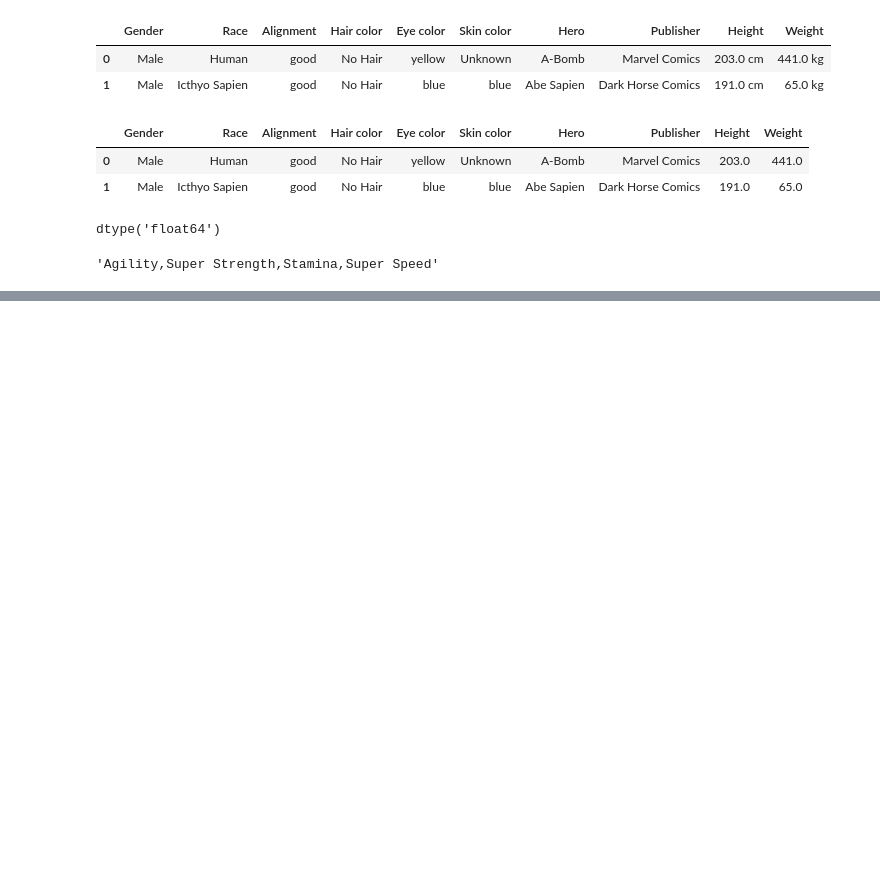
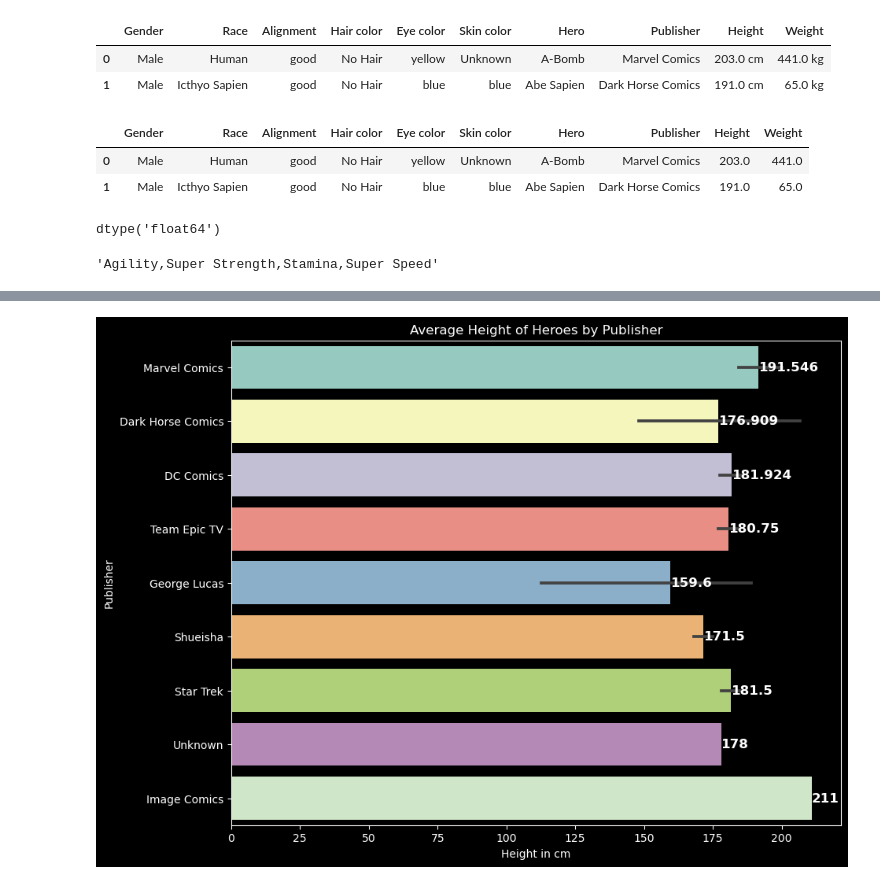
Before and after one commit to daisy-rivera/Applying-Advanced-Transformations, a Jupyter notebook: Applying Advanced Transformations.ipynb, the cells around one changed output, grey strips where cells are left out. Cells and saved outputs as stored; diff of their text form; code cells hidden in the pictures; blank space fills up the shorter version.

```diff
--- a/Applying Advanced Transformations.ipynb
+++ b/Applying Advanced Transformations.ipynb
@@ -206,0 +369,10 @@ Got stuck and couldn't figure this one_hot_encode part but I can finish it durin
+# %%
+fig, ax = plt.subplots(figsize=(10,8))
+ax = sns.barplot(data = df, x = 'Height', y = 'Publisher')
+plt.bar_label(ax.containers[0],size=12, color='white', fontweight='bold')
+
+plt.title('Average Height of Heroes by Publisher')
+plt.xlabel('Height in cm')
+plt.ylabel('Publisher');
+# %% [output]
+[figure, added]
```
Also changed, not shown: parts of 31 cells of this notebook.
